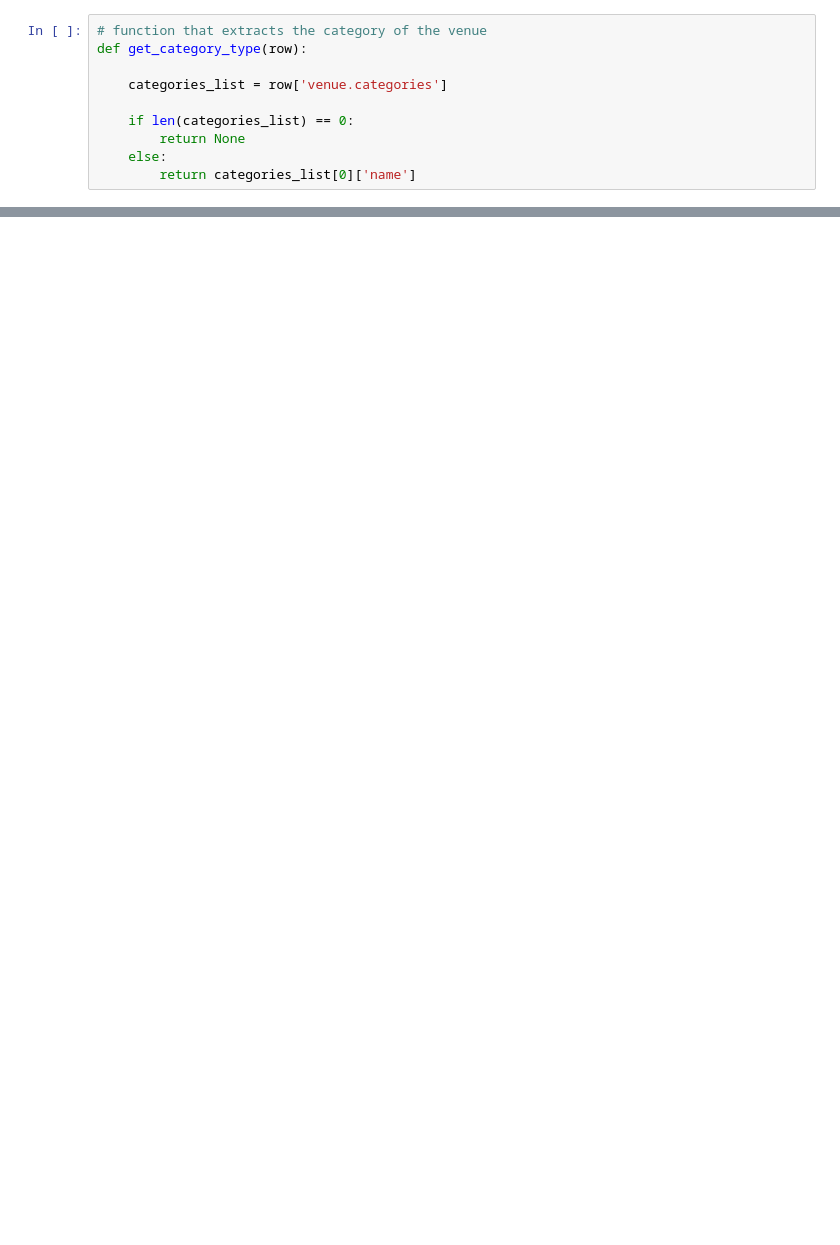
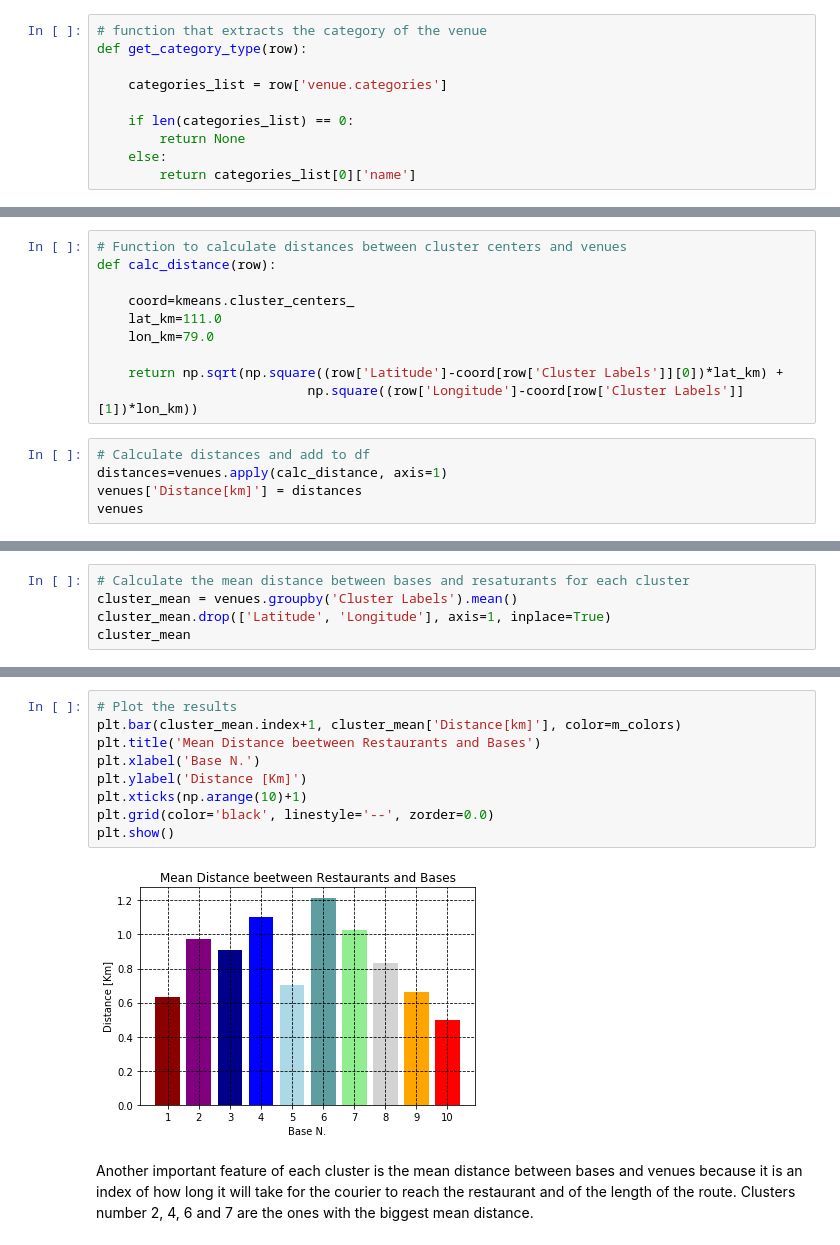
Before and after one commit to DaniFisto/Coursera-Capstone, a Jupyter notebook: Food Delivery Optimization in Milan.ipynb, the cells around one changed output, grey strips where cells are left out. Cells and saved outputs as stored; diff of their text form; blank space fills up the shorter version.

```diff
--- a/Food Delivery Optimization in Milan.ipynb
+++ b/Food Delivery Optimization in Milan.ipynb
@@ -104,0 +317,15 @@ print(venues)
+# %%
+# Function to calculate distances between cluster centers and venues
+def calc_distance(row):
+
+    coord=kmeans.cluster_centers_
+    lat_km=111.0
+    lon_km=79.0
+
+    return np.sqrt(np.square((row['Latitude']-coord[row['Cluster Labels']][0])*lat_km) +
+                           np.square((row['Longitude']-coord[row['Cluster Labels']][1])*lon_km))
+# %%
+# Calculate distances and add to df
+distances=venues.apply(calc_distance, axis=1)
+venues['Distance[km]'] = distances
+venues
@@ -104,0 +346,5 @@ print(venues)
+# %%
+# Calculate the mean distance between bases and resaturants for each cluster
+cluster_mean = venues.groupby('Cluster Labels').mean()
+cluster_mean.drop(['Latitude', 'Longitude'], axis=1, inplace=True)
+cluster_mean
@@ -104,0 +364,13 @@ print(venues)
+# %%
+# Plot the results
+plt.bar(cluster_mean.index+1, cluster_mean['Distance[km]'], color=m_colors)
+plt.title('Mean Distance beetween Restaurants and Bases')
+plt.xlabel('Base N.')
+plt.ylabel('Distance [Km]')
+plt.xticks(np.arange(10)+1)
+plt.grid(color='black', linestyle='--', zorder=0.0)
+plt.show()
+# %% [output]
+[figure, added]
+# %% [markdown]
+Another important feature of each cluster is the mean distance between bases and venues because it is an index of how long it will take for the courier to reach the restaurant and of the length of the route. Clusters number 2, 4, 6 and 7 are the ones with the biggest mean distance.
```
Also changed, not shown: parts of 40 cells of this notebook.
